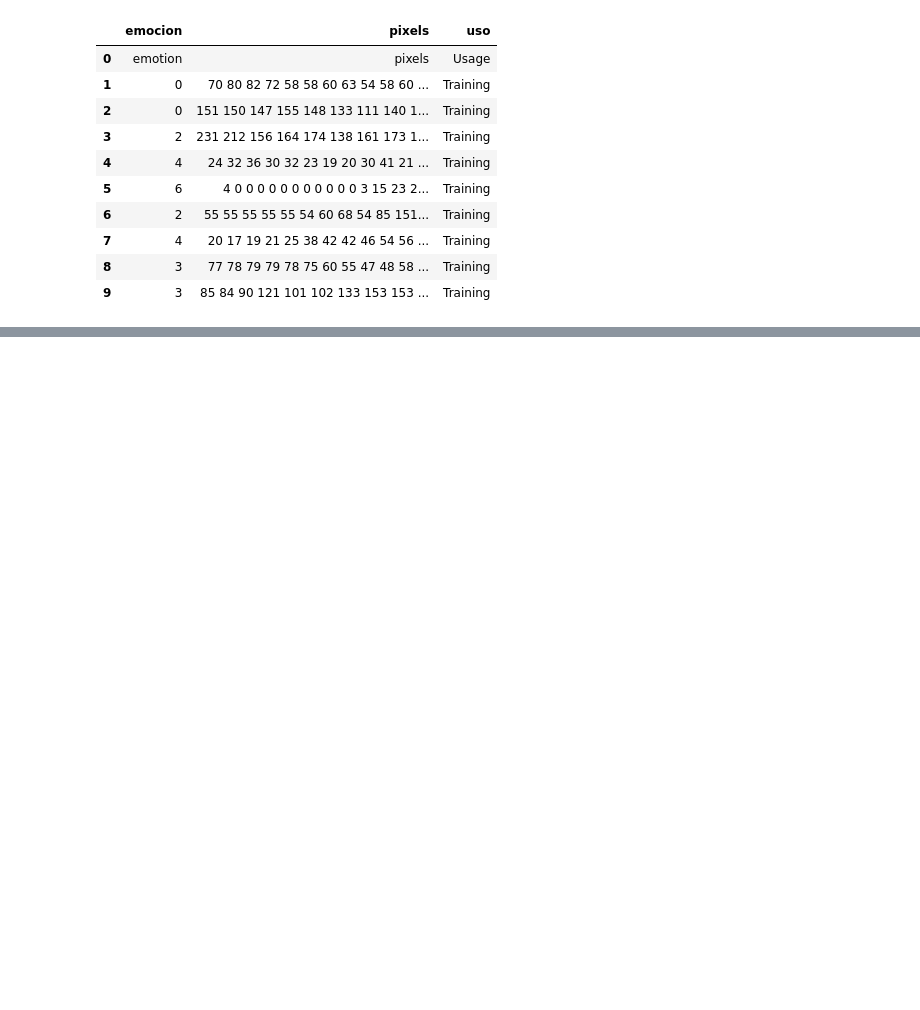
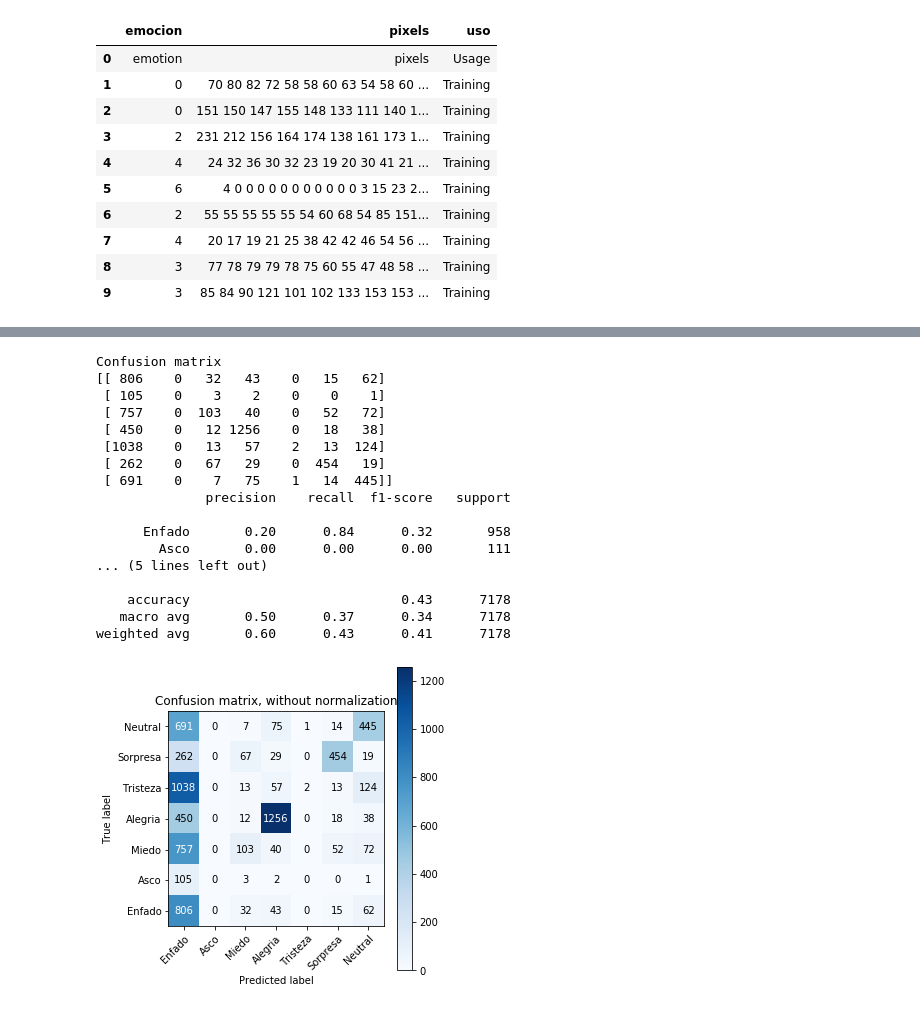
Before and after one commit to matgar03/TFGMGP, a Jupyter notebook: Notebooks/Resnet 50.ipynb, the cells around one changed output, grey strips where cells are left out. Saved outputs shown, nothing was run; the diff lists cells and outputs as text; code cells hidden in the pictures; blank space fills up the shorter version.

```diff
--- a/Notebooks/Resnet 50.ipynb
+++ b/Notebooks/Resnet 50.ipynb
@@ -299,0 +473,5 @@ Epoch 28/100
+# %%
+model = ResNet50_2(input_shape = (48, 48, 1), classes = 7)
+model.summary()
+optimizer = 'adam'
+model.compile(loss='categorical_crossentropy', optimizer=optimizer, metrics=['accuracy', 'categorical_accuracy'])
@@ -299,0 +496,10 @@ Epoch 28/100
+# %%
+epochs = 100
+
+es = EarlyStopping(monitor='val_loss', patience=10, verbose=0, mode='min')
+mc = ModelCheckpoint('.rnet_2.hdf5', save_best_only=True, monitor='val_loss', mode='min')
+rlr = ReduceLROnPlateau(monitor='val_loss', factor=0.1, patience=7, verbose=1, mode='min')
+
+np.random.seed(16)
+cb =  [es,mc,rlr]
+model.fit(X_train, Y_train, validation_data=(X_test, Y_test), epochs=epochs, batch_size=64, callbacks = cb)
@@ -299,0 +525,29 @@ Epoch 28/100
+# %%
+model.load_weights('.rnet_2.hdf5')
+pred = np.array(model.predict(X_test))
+pred = np.around(pred)
+pred = pred.astype(int)
+Y_test = Y_test.astype(int)
+
+
+plot_confusion_matrix(Y_test.argmax(axis=1),pred.argmax(axis=1),label_map)
+print(cr(Y_test.argmax(axis=1),pred.argmax(axis=1),target_names = label_map))
+# %% [output]
+Confusion matrix
+[[ 806    0   32   43    0   15   62]
+ [ 105    0    3    2    0    0    1]
+ [ 757    0  103   40    0   52   72]
+ [ 450    0   12 1256    0   18   38]
+ [1038    0   13   57    2   13  124]
+ [ 262    0   67   29    0  454   19]
+ [ 691    0    7   75    1   14  445]]
+              precision    recall  f1-score   support
+
+      Enfado       0.20      0.84      0.32       958
+        Asco       0.00      0.00      0.00       111
+... (5 lines left out)
+
+    accuracy                           0.43      7178
+   macro avg       0.50      0.37      0.34      7178
+weighted avg       0.60      0.43      0.41      7178
+[figure, added]
```
Also changed, not shown: parts of 18 cells of this notebook, 2 other files.
